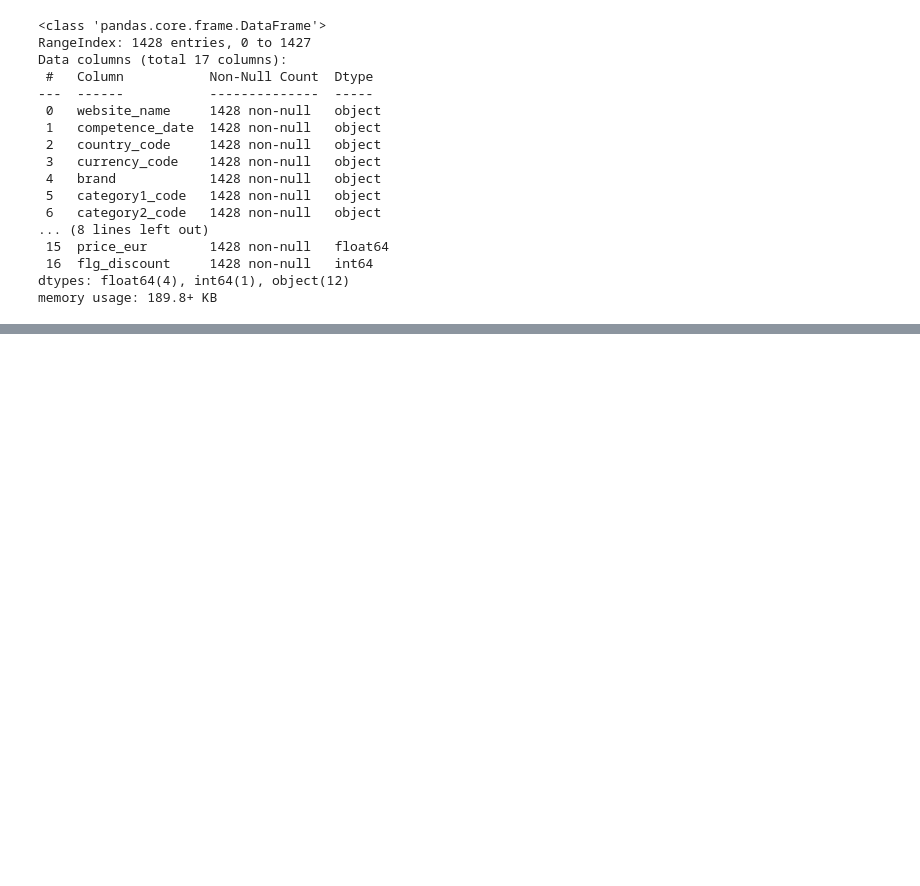
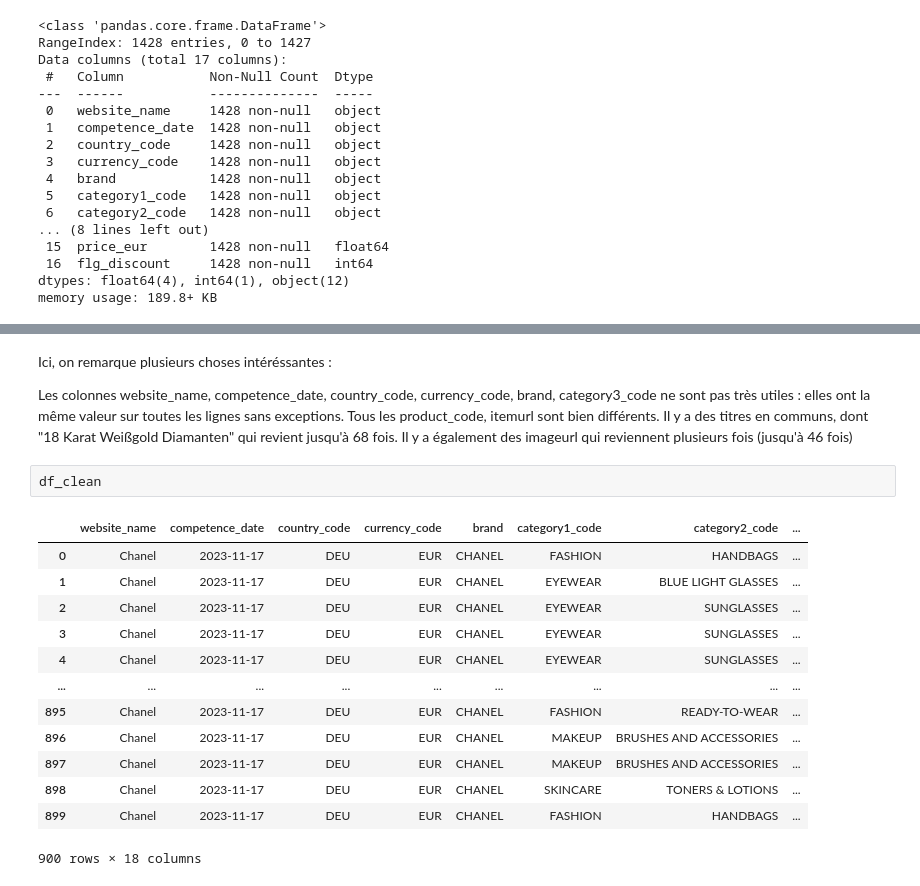
Before and after one commit to Styleflo/CocoBot, a Jupyter notebook: ProjetFinal.ipynb, the cells around one changed output, grey strips where cells are left out. Saved outputs shown, nothing was run; the diff lists cells and outputs as text; blank space fills up the shorter version.

```diff
--- a/ProjetFinal.ipynb
+++ b/ProjetFinal.ipynb
@@ -99,0 +126,23 @@ print("✔ Dataset nettoyé : data_clean.csv")
+# %% [markdown]
+Ici, on remarque plusieurs choses intéréssantes :
+
+Les colonnes website_name, competence_date, country_code, currency_code, brand, category3_code ne sont pas très utiles : elles ont la même valeur sur toutes les lignes sans exceptions.
+Tous les product_code, itemurl sont bien différents.
+Il y a des titres en communs, dont "18 Karat Weißgold Diamanten" qui revient jusqu'à 68 fois.
+Il y a également des imageurl qui reviennent plusieurs fois (jusqu'à 46 fois)
+# %%
+df_clean
+# %% [output]
+|  | website_name | competence_date | country_code | currency_code | brand | category1_code | category2_code | ... |
+| 0 | Chanel | 2023-11-17 | DEU | EUR | CHANEL | FASHION | HANDBAGS | ... |
+| 1 | Chanel | 2023-11-17 | DEU | EUR | CHANEL | EYEWEAR | BLUE LIGHT GLASSES | ... |
+| 2 | Chanel | 2023-11-17 | DEU | EUR | CHANEL | EYEWEAR | SUNGLASSES | ... |
+| 3 | Chanel | 2023-11-17 | DEU | EUR | CHANEL | EYEWEAR | SUNGLASSES | ... |
+| 4 | Chanel | 2023-11-17 | DEU | EUR | CHANEL | EYEWEAR | SUNGLASSES | ... |
+| ... | ... | ... | ... | ... | ... | ... | ... | ... |
+| 895 | Chanel | 2023-11-17 | DEU | EUR | CHANEL | FASHION | READY-TO-WEAR | ... |
+| 896 | Chanel | 2023-11-17 | DEU | EUR | CHANEL | MAKEUP | BRUSHES AND ACCESSORIES | ... |
+| 897 | Chanel | 2023-11-17 | DEU | EUR | CHANEL | MAKEUP | BRUSHES AND ACCESSORIES | ... |
+| 898 | Chanel | 2023-11-17 | DEU | EUR | CHANEL | SKINCARE | TONERS & LOTIONS | ... |
+| 899 | Chanel | 2023-11-17 | DEU | EUR | CHANEL | FASHION | HANDBAGS | ... |
+900 rows × 18 columns
```
Also changed, not shown: parts of 7 cells of this notebook, 1 other file.
